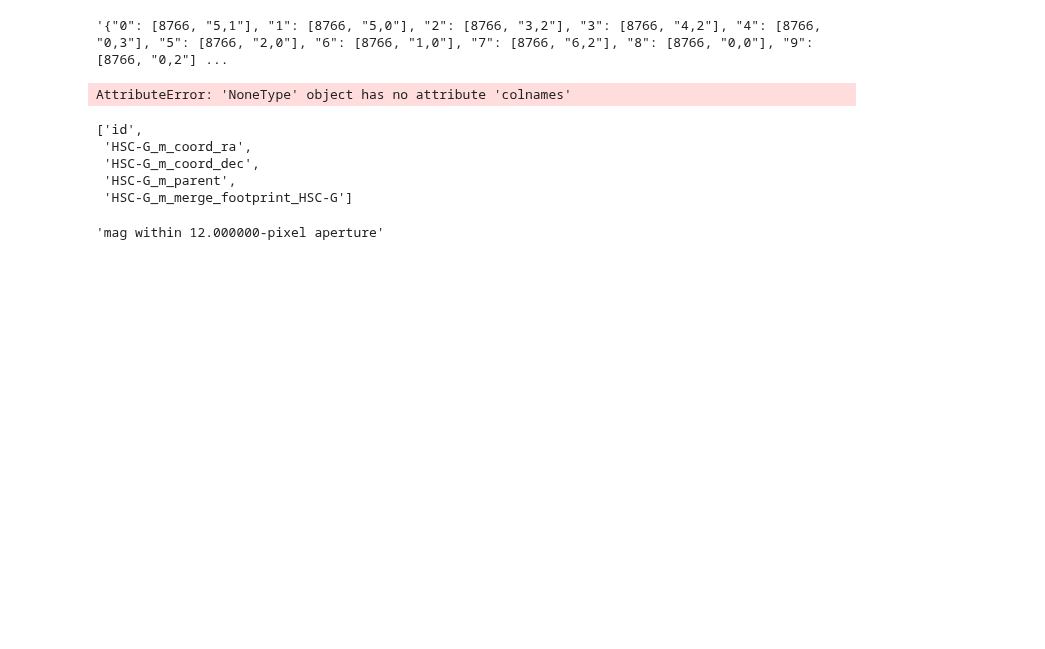
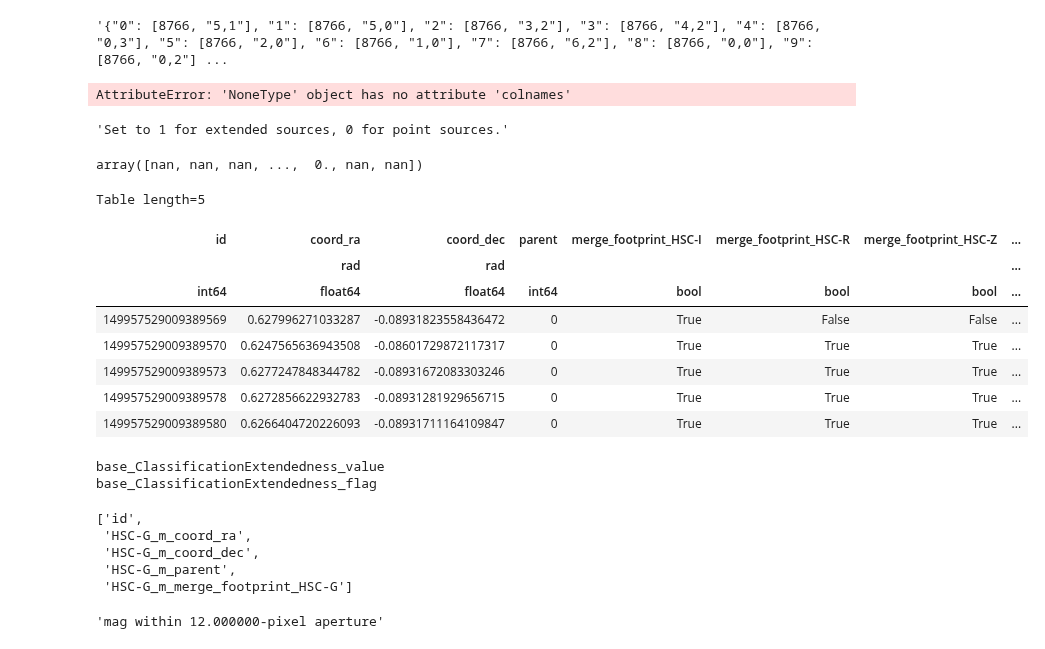
Before and after one commit to lsst-uk/lsst-ir-fusion, a Jupyter notebook: dmu5/dmu5_VIDEO/1_Make_cat.ipynb, the cells around one changed output. Cells and saved outputs as stored; diff of their text form; code cells hidden in the pictures; blank space fills up the shorter version.

```diff
--- a/dmu5/dmu5_VIDEO/1_Make_cat.ipynb
+++ b/dmu5/dmu5_VIDEO/1_Make_cat.ipynb
@@ -157,6 +157,37 @@ cat = makeCat(8524, '3,5', BUTLER_LOC)
 print('success', len(cat.colnames))
 # %% [output]
 AttributeError: 'NoneType' object has no attribute 'colnames'
+# %%
+measSources = butler.get('deepCoadd_meas', {'filter': 'VISTA-Ks', 'tract': 8524, 'patch': '3,5'})
+# %%
+measSources.schema.find('base_ClassificationExtendedness_value').field.getDoc()
+# %% [output]
+'Set to 1 for extended sources, 0 for point sources.'
+# %%
+measSources['base_ClassificationExtendedness_value']
+# %% [output]
+array([nan, nan, nan, ...,  0., nan, nan])
+# %%
+m=measSources.asAstropy()
+#m['base_ClassificationExtendedness_value']=measSources['base_ClassificationExtendedness_value']
+m[:5]
+# %% [output]
+Table length=5
+| id | coord_ra | coord_dec | parent | merge_footprint_HSC-I | merge_footprint_HSC-R | merge_footprint_HSC-Z | ... |
+|  | rad | rad |  |  |  |  | ... |
+| int64 | float64 | float64 | int64 | bool | bool | bool | ... |
+| 149957529009389569 | 0.627996271033287 | -0.08931823558436472 | 0 | True | False | False | ... |
+| 149957529009389570 | 0.6247565636943508 | -0.08601729872117317 | 0 | True | True | True | ... |
+| 149957529009389573 | 0.6277247848344782 | -0.08931672083303246 | 0 | True | True | True | ... |
+| 149957529009389578 | 0.6272856622932783 | -0.08931281929656715 | 0 | True | True | True | ... |
+| 149957529009389580 | 0.6266404720226093 | -0.08931711164109847 | 0 | True | True | True | ... |
+# %%
+for c in m.colnames:
+    if 'Extend' in c:
+        print(c)
+# %% [output]
+base_ClassificationExtendedness_value
+base_ClassificationExtendedness_flag
 # %%
 cat.colnames[0:5]
 # %% [output]
```
Also changed, not shown: parts of 1 cell of this notebook, 2 other files.
